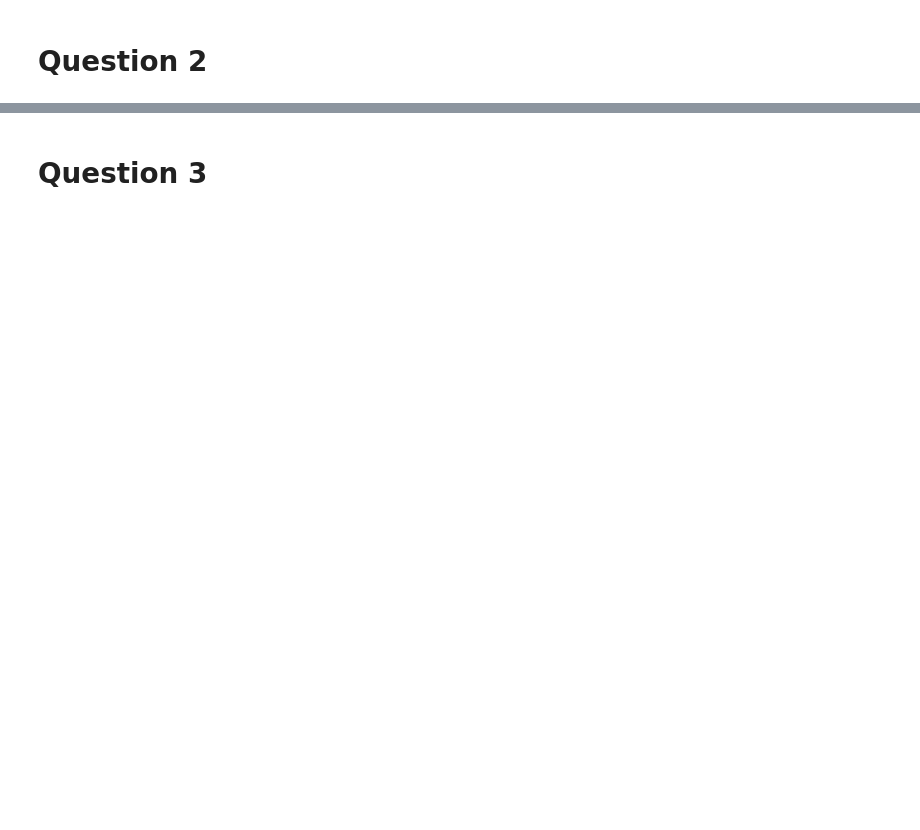
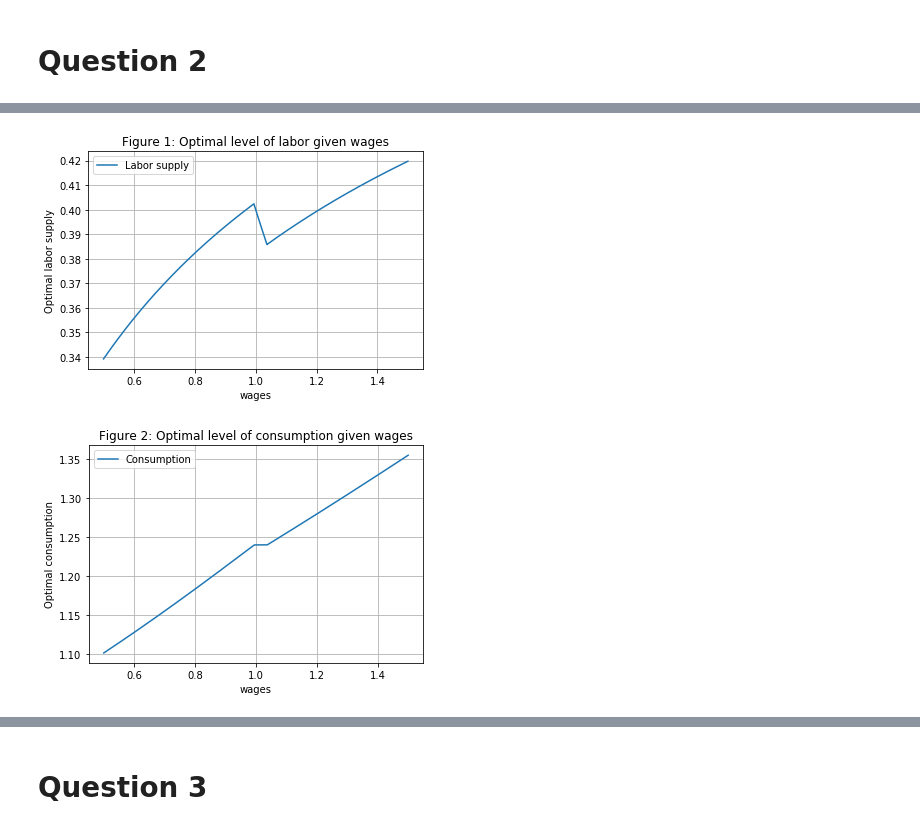
Before and after one commit to NumEconCopenhagen/projects-2020-syntaxerror, a Jupyter notebook: inauguralproject/Finalinauguralversion.ipynb, the cells around one changed output, grey strips where cells are left out. Cells and saved outputs as stored; diff of their text form; code cells hidden in the pictures; blank space fills up the shorter version.

```diff
--- a/inauguralproject/Finalinauguralversion.ipynb
+++ b/inauguralproject/Finalinauguralversion.ipynb
@@ -73,0 +58,17 @@ When optimizing the function we find the optimal labour supply to be 0.691 and t
+# %%
+# a. Objective function
+def value_of_choice(l,m,w,t0,t1,k,e,v):
+    c =  constraint(m,w,l,t0,t1,k)
+    return -utility_f(c,l,v,e)
+
+
+# b. Call the solver and set the bounds from 0 to 1 as these are the bounds set for l in the description.
+sol_case1 = optimize.minimize_scalar(
+    value_of_choice,method='bounded',
+    bounds=(0,1),args=(m,w,t0,t1,k,e,v))
+
+# c. Unpack and print the solution:
+l = sol_case1.x
+c = constraint(m,w,l,t0,t1,k)
+utility = utility_f(c,l,v,e)
+print_sol(c,l,utility)
@@ -114,0 +85,39 @@ plt.show()
+# %%
+# We define our values and create a vector
+N = 10000
+w_vec = np.linspace(0.5,1.5,N)
+l_values = np.zeros(N)
+
+for i, w in enumerate(w_vec):
+    sol_case1 = optimize.minimize_scalar(
+    value_of_choice,method='bounded',
+    bounds=(0,1),args=(m,w,t0,t1,k,e,v))
+    l_values[i] = sol_case1.x
+
+c_values = constraint(m,w_vec,l_values,t0,t1,k)
+
+
+
+
+# We plot the level of labor given wages
+plt.plot()
+plt.plot(w_vec, l_values)
+plt.grid(True)
+plt.xlabel("wages")
+plt.ylabel("Optimal labor supply")
+plt.legend(["Labor supply"])
+plt.title("Figure 1: Optimal level of labor given wages")
+plt.show()
+
+# We plot the level of consumption given wages
+plt.plot()
+plt.plot(w_vec,c_values)
+plt.grid(True)
+plt.xlabel("wages")
+plt.ylabel("Optimal consumption")
+plt.legend(["Consumption"])
+plt.title("Figure 2: Optimal level of consumption given wages")
+plt.show()
+# %% [output]
+[figure, added]
+[figure, added]
```
Also changed, not shown: parts of 20 cells of this notebook.
